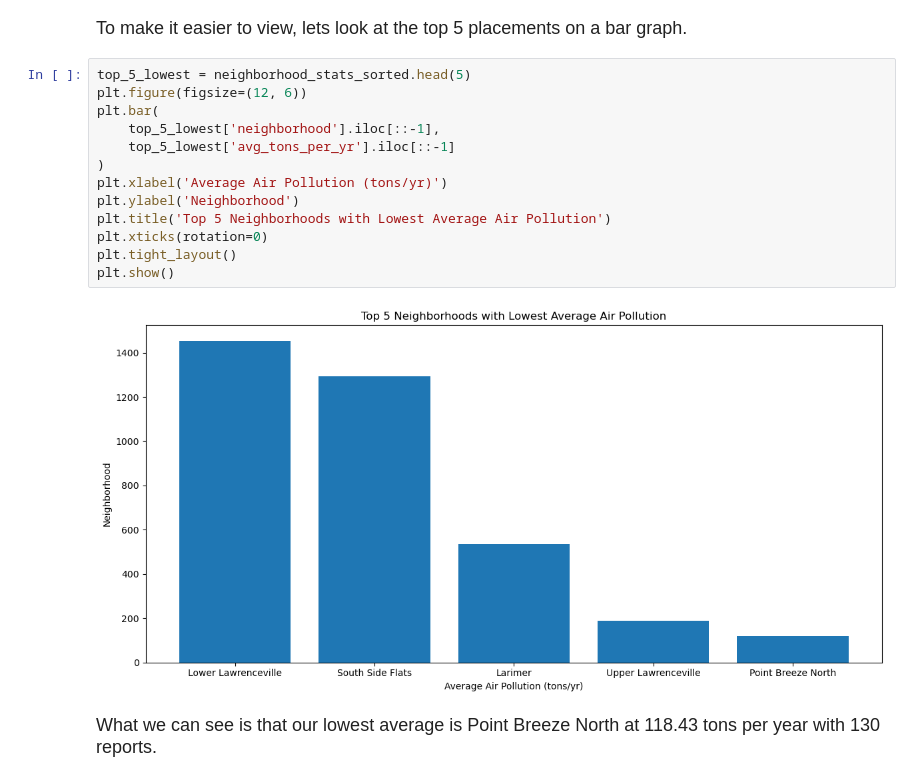
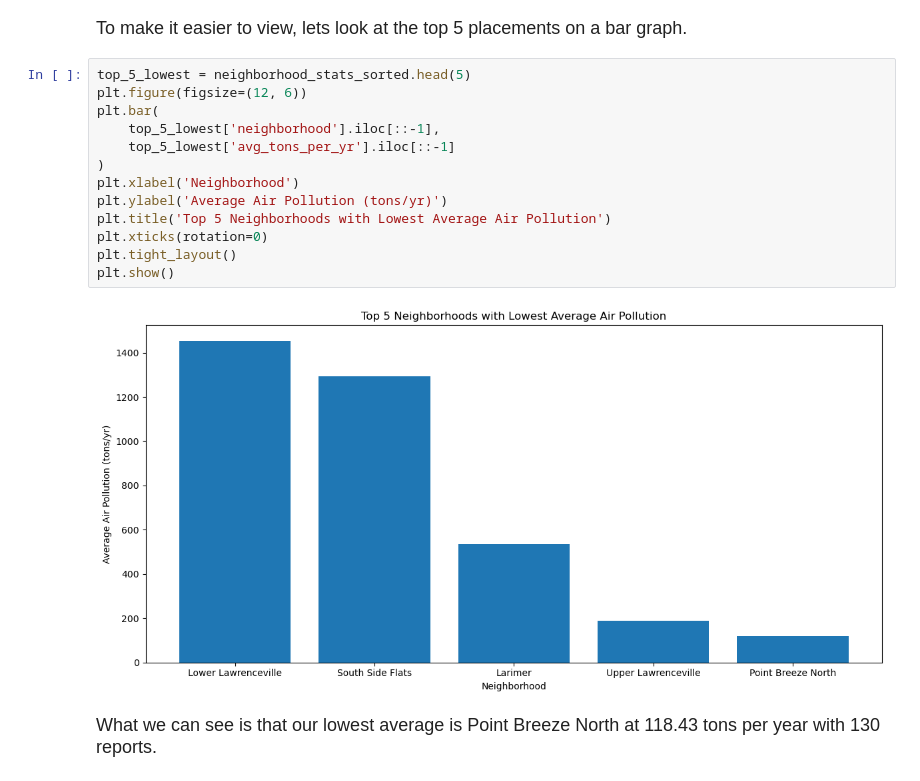
Before and after one commit to MasonKaing/best-neighborhood, a Jupyter notebook: BestNeighborhood.ipynb, the cells around one changed output. Saved outputs shown, nothing was run; the diff lists cells and outputs as text.

```diff
--- a/BestNeighborhood.ipynb
+++ b/BestNeighborhood.ipynb
@@ -200,18 +200,18 @@ Neighborhoods with the lowest average air pollution:
 # %%
 top_5_lowest = neighborhood_stats_sorted.head(5)
 plt.figure(figsize=(12, 6))
 plt.bar(
     top_5_lowest['neighborhood'].iloc[::-1],
     top_5_lowest['avg_tons_per_yr'].iloc[::-1]
 )
-plt.xlabel('Average Air Pollution (tons/yr)')
-plt.ylabel('Neighborhood')
+plt.xlabel('Neighborhood')
+plt.ylabel('Average Air Pollution (tons/yr)')
 plt.title('Top 5 Neighborhoods with Lowest Average Air Pollution')
 plt.xticks(rotation=0)
 plt.tight_layout()
 plt.show()
 # %% [output]
-[figure, old version]
+[figure, new version]
 # %% [markdown]
 <font size = "4">What we can see is that our lowest average is Point Breeze North at 118.43 tons per year with 130 reports. </font>
 # %% [markdown]
```
Also changed, not shown: 1 other file.
